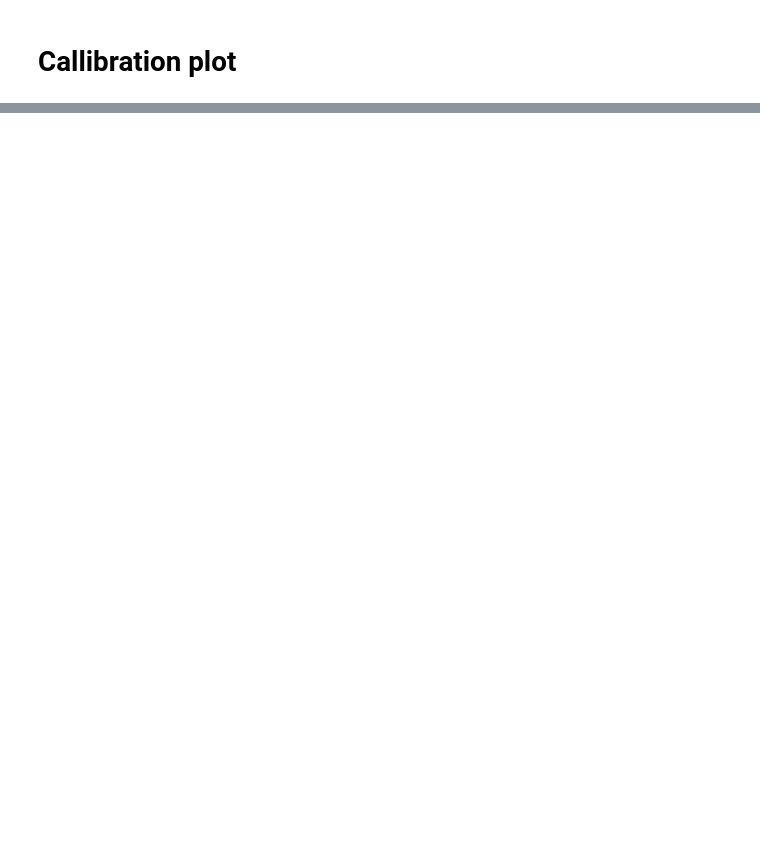
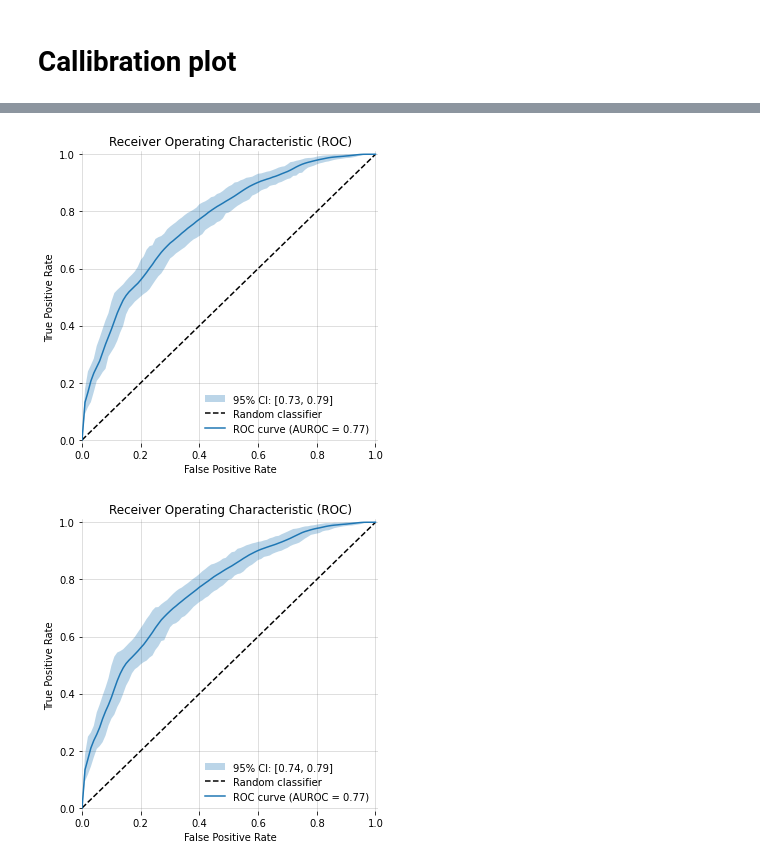
Before and after one commit to joshuawe/plots_and_graphs, a Jupyter notebook: notebooks/calllibration.ipynb, the cells around one changed output, grey strips where cells are left out. Saved outputs shown, nothing was run; the diff lists cells and outputs as text; code cells hidden in the pictures; blank space fills up the shorter version.

```diff
--- a/notebooks/calllibration.ipynb
+++ b/notebooks/calllibration.ipynb
@@ -27,0 +37,4 @@ Error:
+# %%
+fig = pandg.binary_classifier.plot_roc_curve(y_true, y_prob, n_bootstraps=300, save_fig_path=None)
+fig = pandg.binary_classifier.plot_roc_pr_curve("roc", y_true, y_prob, n_bootstraps=300, save_fig_path=None)
+# %% [output]
@@ -27,0 +43,2 @@ Error:
+[figure, added]
+[figure, added]
```
Also changed, not shown: parts of 6 cells of this notebook, 2 other files.
